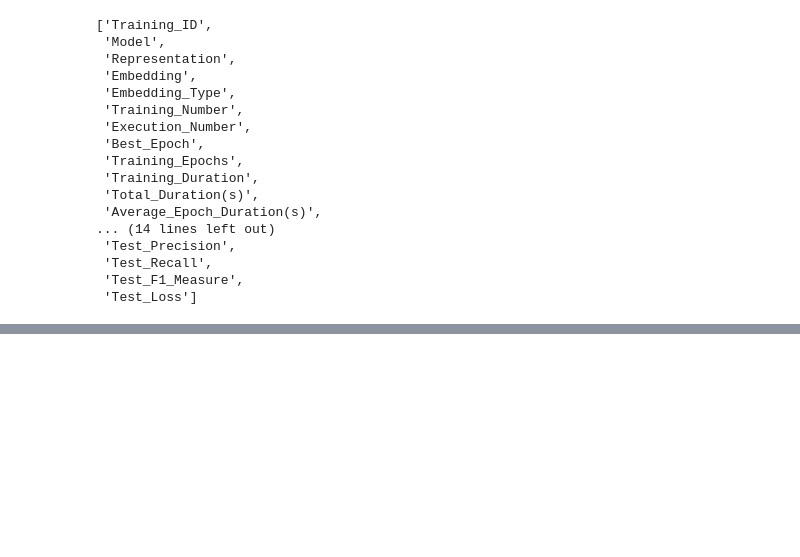
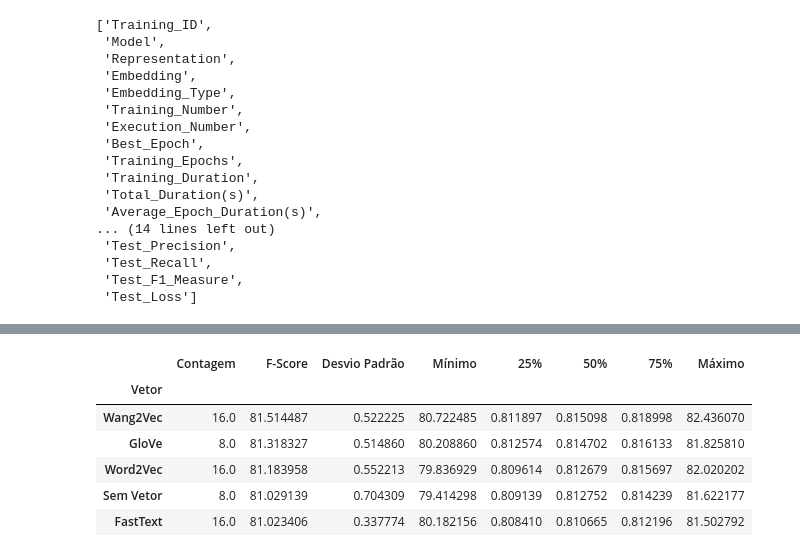
Before and after one commit to pvcastro/deeplearningufg, a Jupyter notebook: anova/Avaliar Resultados HAREM Oficial Mestrado-Todas Possibilidades de Representação.ipynb, the cells around one changed output, grey strips where cells are left out. Drawn from its saved outputs; the diff is of its cells as text; code cells hidden in the pictures; blank space fills up the shorter version.

```diff
--- a/anova/Avaliar Resultados HAREM Oficial Mestrado-Todas Possibilidades de Representação.ipynb
+++ b/anova/Avaliar Resultados HAREM Oficial Mestrado-Todas Possibilidades de Representação.ipynb
@@ -204,3 +258,11 @@ get_group_csv(EMBEDDING_TYPE, EMBEDDING_TYPE, TEST_F1_MEASURE)
 # %%
-get_group_csv(EMBEDDING, EMBEDDING, TEST_F1_MEASURE)
+get_group_csv('Vetor', EMBEDDING, EMBEDDING, TEST_F1_MEASURE, embedding_map)
+# %% [output]
+|  | Contagem | F-Score | Desvio Padrão | Mínimo | 25% | 50% | 75% | Máximo |
+| Vetor |  |  |  |  |  |  |  |  |
+| Wang2Vec | 16.0 | 81.514487 | 0.522225 | 80.722485 | 0.811897 | 0.815098 | 0.818998 | 82.436070 |
+| GloVe | 8.0 | 81.318327 | 0.514860 | 80.208860 | 0.812574 | 0.814702 | 0.816133 | 81.825810 |
+| Word2Vec | 16.0 | 81.183958 | 0.552213 | 79.836929 | 0.809614 | 0.812679 | 0.815697 | 82.020202 |
+| Sem Vetor | 8.0 | 81.029139 | 0.704309 | 79.414298 | 0.809139 | 0.812752 | 0.814239 | 81.622177 |
+| FastText | 16.0 | 81.023406 | 0.337774 | 80.182156 | 0.808410 | 0.810665 | 0.812196 | 81.502792 |
 # %%
```
Also changed, not shown: parts of 24 cells of this notebook, 6 other files.
